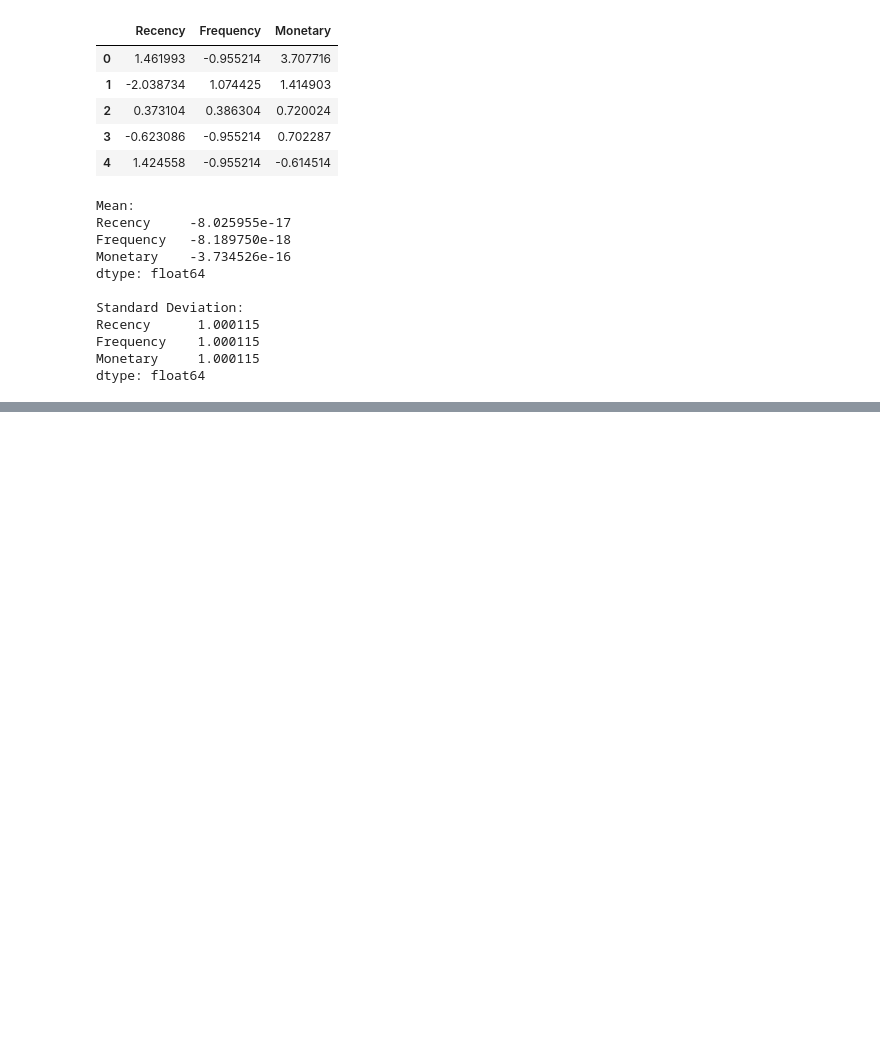
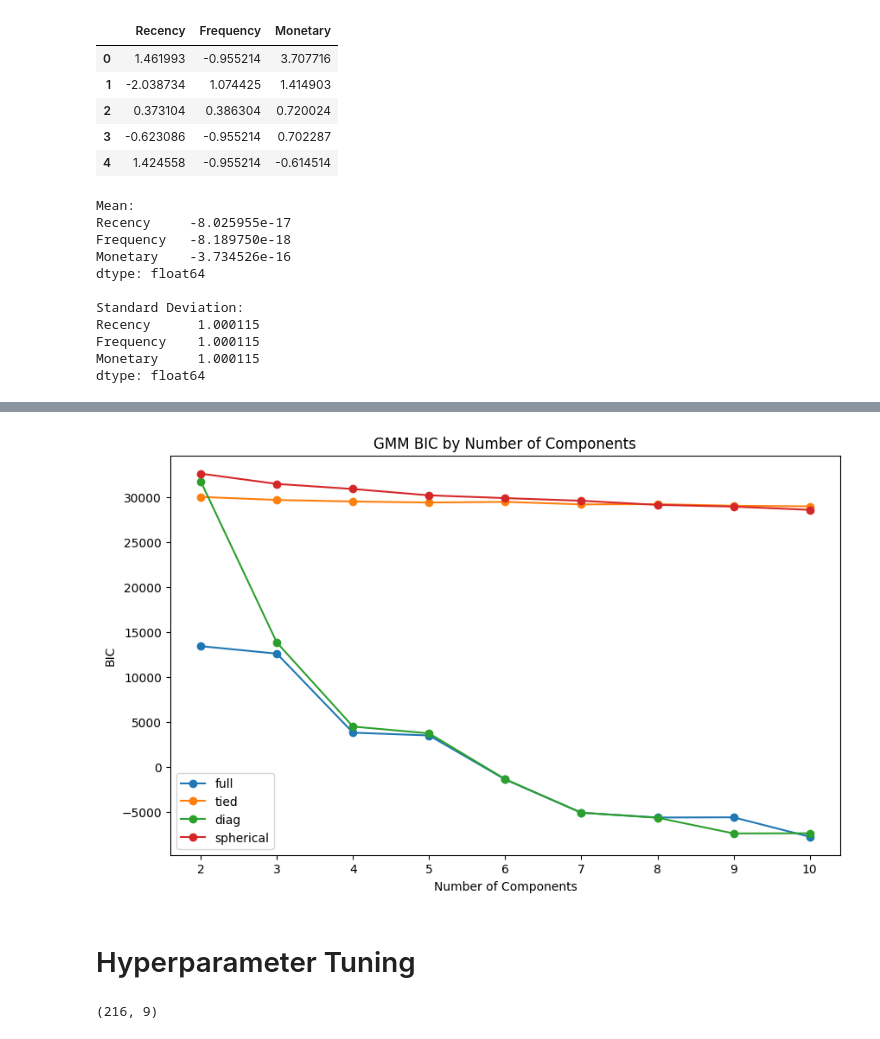
Before and after one commit to greeshavaishnavi09/E-Commerce_Customer_Segmentation, a Jupyter notebook: research/08_gaussian_mixture.ipynb, the cells around one changed output, grey strips where cells are left out. Saved outputs shown, nothing was run; the diff lists cells and outputs as text; code cells hidden in the pictures; blank space fills up the shorter version.

```diff
--- a/research/08_gaussian_mixture.ipynb
+++ b/research/08_gaussian_mixture.ipynb
@@ -146,0 +487,27 @@ dtype: float64
+# %%
+# Plot BIC
+
+plt.figure(figsize=(10, 6))
+
+for covariance_type in covariance_types:
+
+    subset = experiment_results_df[
+        experiment_results_df["covariance_type"] == covariance_type
+    ]
+
+    plt.plot(
+        subset["n_components"],
+        subset["bic"],
+        marker="o",
+        label=covariance_type
+    )
+
+plt.xlabel("Number of Components")
+plt.ylabel("BIC")
+plt.title("GMM BIC by Number of Components")
+plt.legend()
+plt.show()
+# %% [output]
+[figure, added]
+# %% [markdown]
+# Hyperparameter Tuning
@@ -146,0 +591,10 @@ dtype: float64
+# %%
+# Create tuning results DataFrame
+
+tuning_results_df = pd.DataFrame(
+    tuning_results
+)
+
+tuning_results_df.shape
+# %% [output]
+(216, 9)
```
Also changed, not shown: parts of 46 cells of this notebook.
